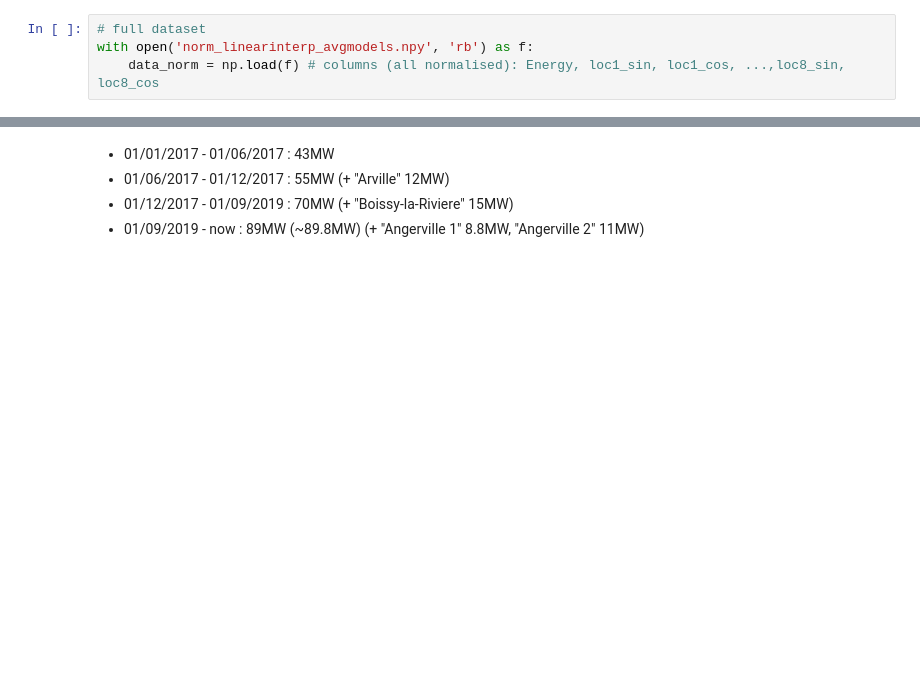
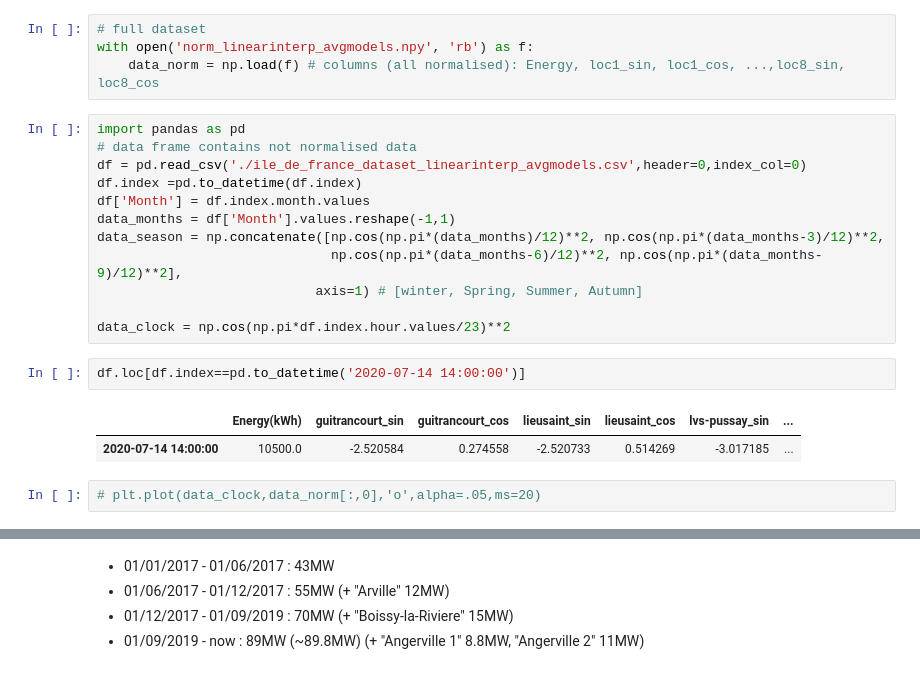
Before and after one commit to mshagirov/datathon2020, a Jupyter notebook: P003/1_preprocess_linearinterp_avgmodels.ipynb, the cells around one changed output, grey strips where cells are left out. Cells and saved outputs as stored; diff of their text form; blank space fills up the shorter version.

```diff
--- a/P003/1_preprocess_linearinterp_avgmodels.ipynb
+++ b/P003/1_preprocess_linearinterp_avgmodels.ipynb
@@ -85,3 +91,22 @@ print(f'> Lead time is set to T+{lead_time}\n')
 # full dataset
 with open('norm_linearinterp_avgmodels.npy', 'rb') as f:
     data_norm = np.load(f) # columns (all normalised): Energy, loc1_sin, loc1_cos, ...,loc8_sin, loc8_cos
+# %%
+import pandas as pd
+# data frame contains not normalised data
+df = pd.read_csv('./ile_de_france_dataset_linearinterp_avgmodels.csv',header=0,index_col=0)
+df.index =pd.to_datetime(df.index)
+df['Month'] = df.index.month.values
+data_months = df['Month'].values.reshape(-1,1)
+data_season = np.concatenate([np.cos(np.pi*(data_months)/12)**2, np.cos(np.pi*(data_months-3)/12)**2,
+                              np.cos(np.pi*(data_months-6)/12)**2, np.cos(np.pi*(data_months-9)/12)**2],
+                            axis=1) # [winter, Spring, Summer, Autumn]
+
+data_clock = np.cos(np.pi*df.index.hour.values/23)**2
+# %%
+df.loc[df.index==pd.to_datetime('2020-07-14 14:00:00')]
+# %% [output]
+|  | Energy(kWh) | guitrancourt_sin | guitrancourt_cos | lieusaint_sin | lieusaint_cos | lvs-pussay_sin | ... |
+| 2020-07-14 14:00:00 | 10500.0 | -2.520584 | 0.274558 | -2.520733 | 0.514269 | -3.017185 | ... |
+# %%
+# plt.plot(data_clock,data_norm[:,0],'o',alpha=.05,ms=20)
```
Also changed, not shown: parts of 21 cells of this notebook, 44 other files.
